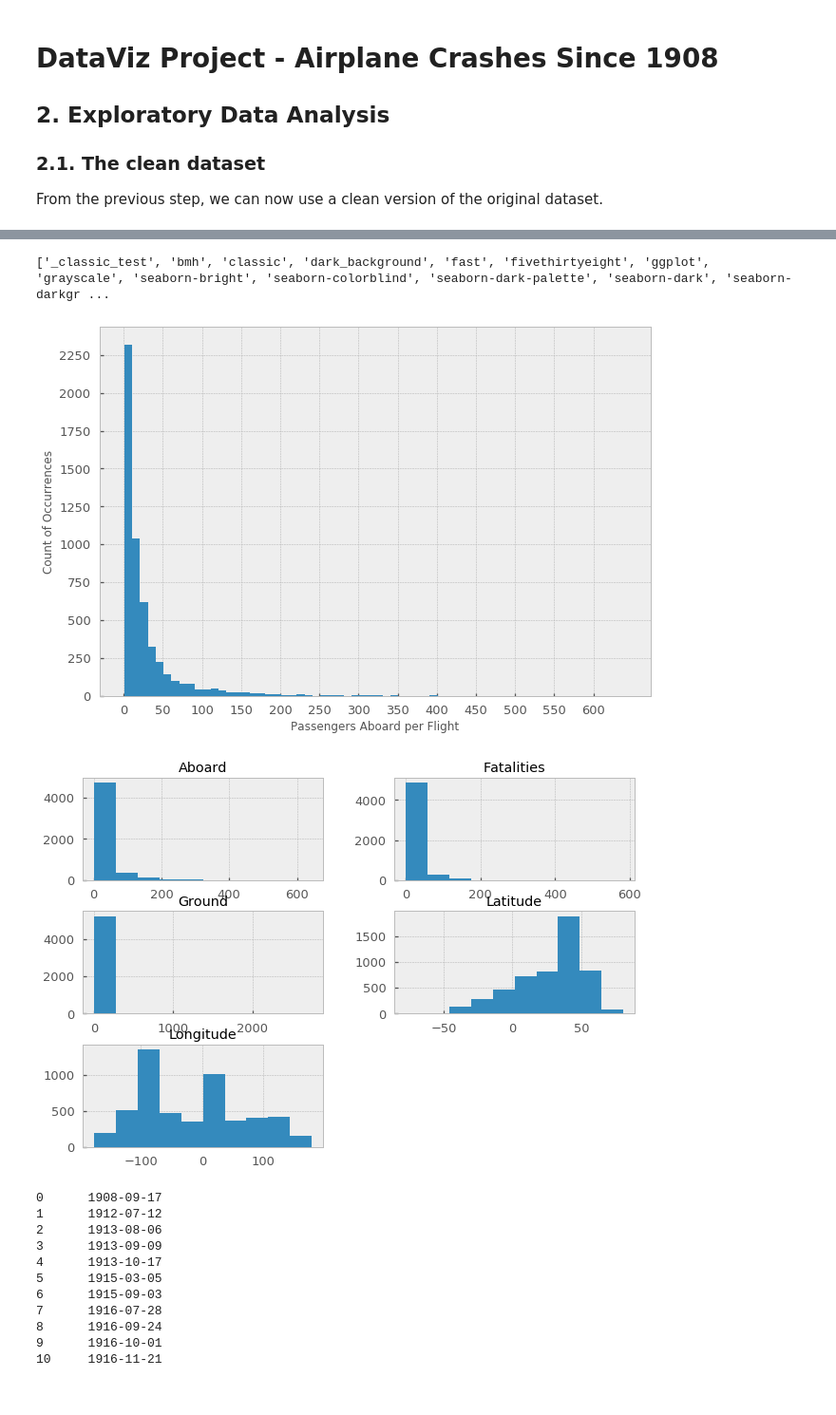
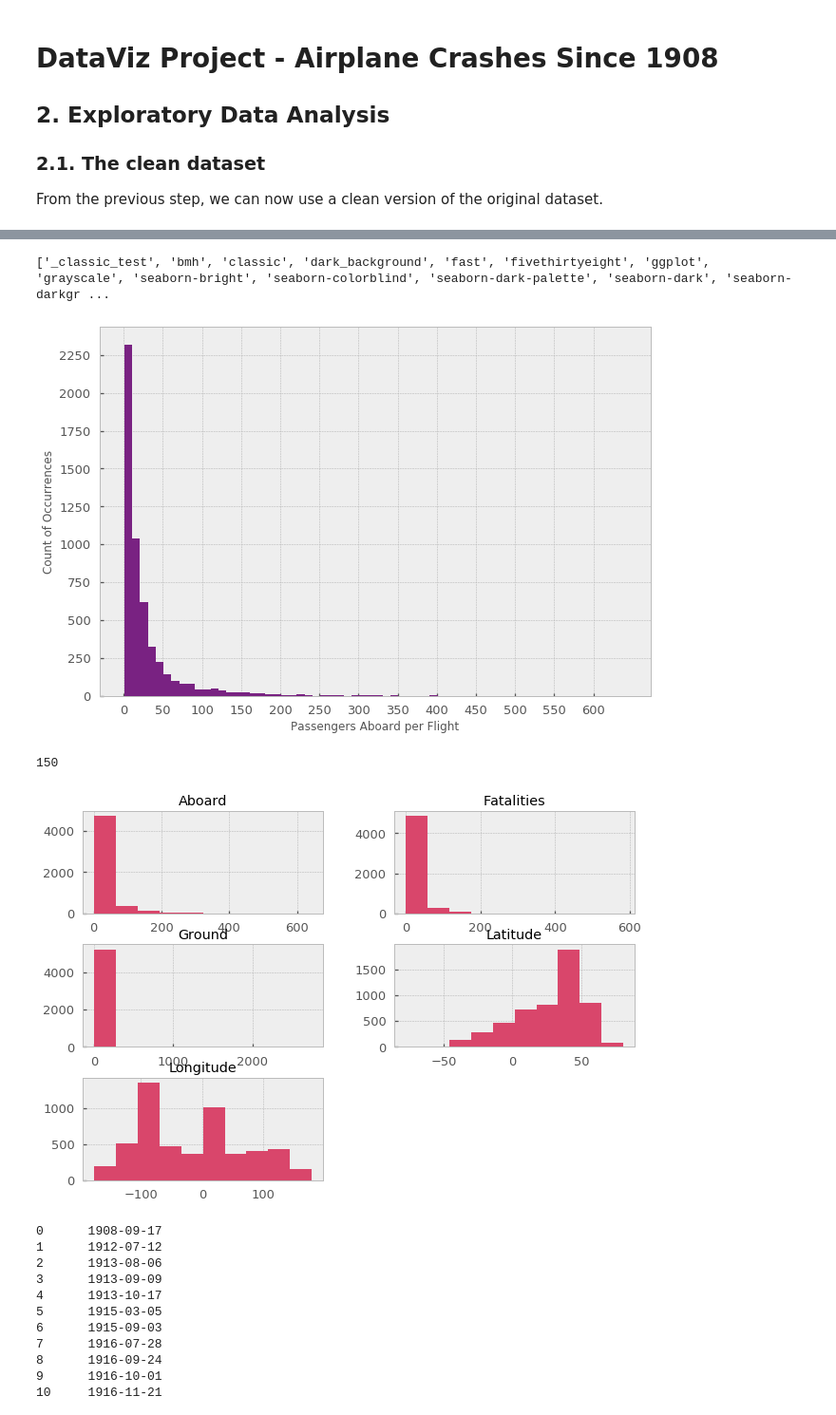
Before and after one commit to CatarinaL/GroupDataVizProjectDIT, a Jupyter notebook: ExploratoryDataAnalysis.ipynb, the cells around one changed output, grey strips where cells are left out. Shown at 95% size. Cells and saved outputs as stored; diff of their text form; code cells hidden in the pictures.

```diff
--- a/ExploratoryDataAnalysis.ipynb
+++ b/ExploratoryDataAnalysis.ipynb
@@ -13,7 +13,7 @@ import matplotlib.pyplot as plt
 import numpy as np
 
 
-file_path = "dataset/dataframe_export.csv"
+file_path = "dataset/dataset_final.csv"
 df = pd.read_csv(file_path)
-df
+df.info()
 # %% [output]
@@ -38,6 +36,12 @@ df
 # %%
 print(plt.style.available)
 mp.style.use("bmh")
+
+#colors
+# to change default colormap
+plt.rcParams["image.cmap"] = "magma"
+# to change default color cycle
+plt.rcParams['axes.prop_cycle'] = plt.cycler(color=plt.cm.magma.colors[90:-16])
 
 df["Aboard"].hist(bins = range(df["Aboard"].min(), df["Aboard"].max(), 10))
 plt.ylabel("Count of Occurrences")
@@ -47,10 +51,14 @@ plt.xticks(range(0, 650, 50))
 plt.show()
 # %% [output]
 ['_classic_test', 'bmh', 'classic', 'dark_background', 'fast', 'fivethirtyeight', 'ggplot', 'grayscale', 'seaborn-bright', 'seaborn-colorblind', 'seaborn-dark-palette', 'seaborn-dark', 'seaborn-darkgr ...
-[figure, old version]
+[figure, new version]
+# %%
+len(plt.cm.magma.colors[90:-16])
+# %% [output]
+150
 # %%
-df.hist()
+df.hist(color=plt.cm.magma.colors[150:151])
 plt.show()
 # %% [output]
-[figure, old version]
+[figure, new version]
 # %%
```
Also changed, not shown: parts of 3 cells of this notebook, 3 other files.
